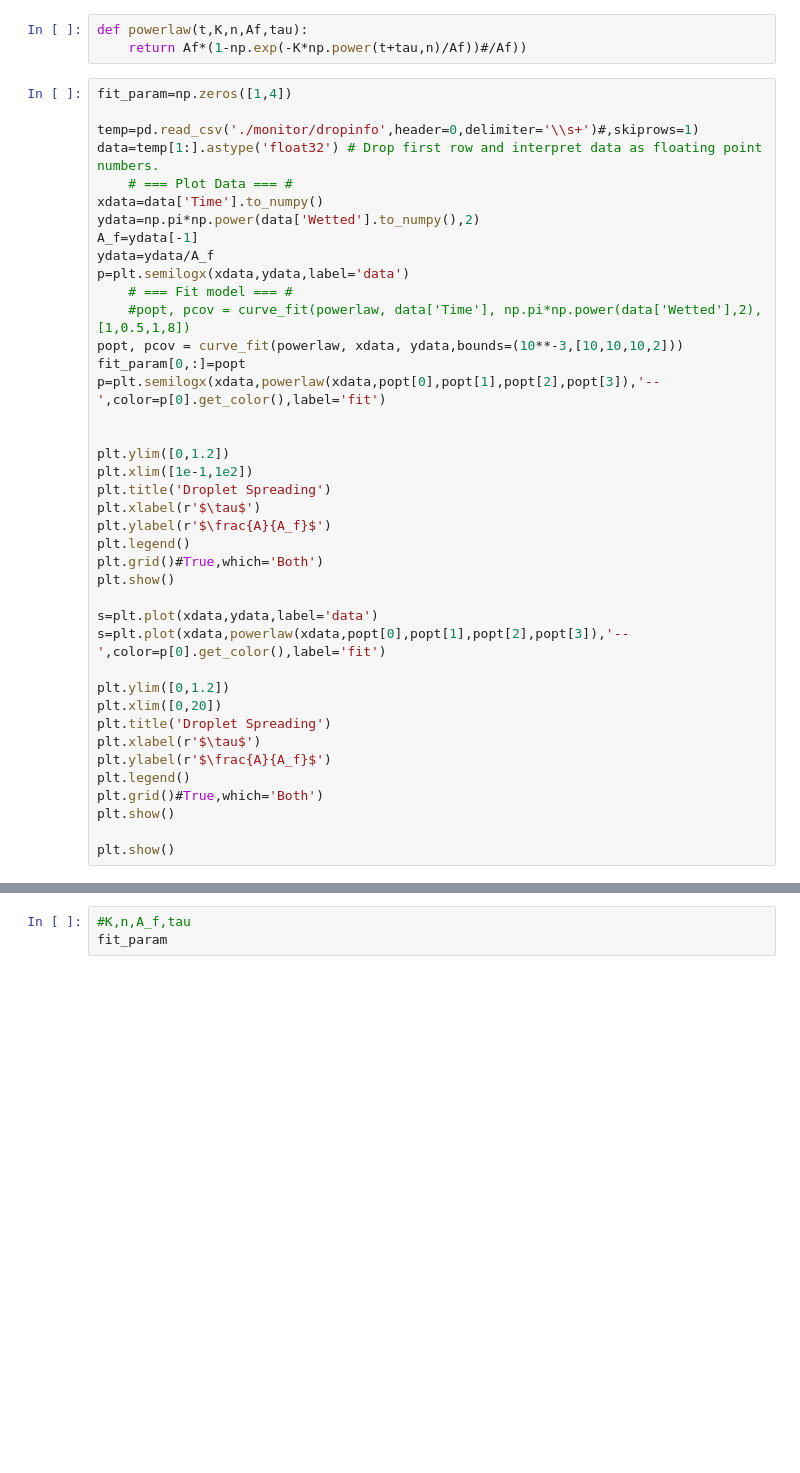
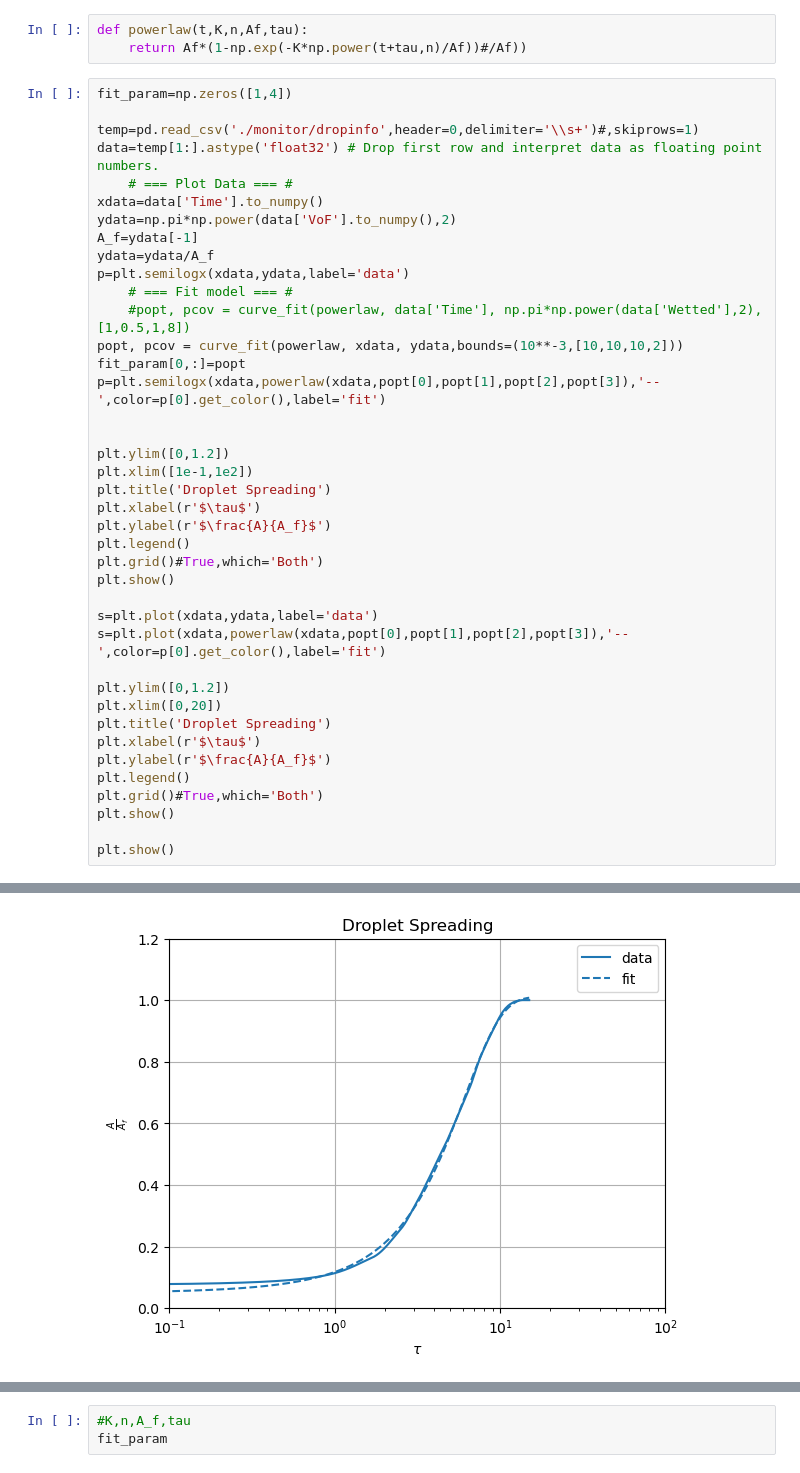
Before and after one commit to pmt58/Droplet_NGA2, a Jupyter notebook: data_analysis_current.ipynb, the cells around one changed output, grey strips where cells are left out. Drawn from its saved outputs; the diff is of its cells as text; blank space fills up the shorter version.

```diff
--- a/data_analysis_current.ipynb
+++ b/data_analysis_current.ipynb
@@ -16,7 +16,7 @@ temp=pd.read_csv('./monitor/dropinfo',header=0,delimiter='\\s+')#,skiprows=1)
 data=temp[1:].astype('float32') # Drop first row and interpret data as floating point numbers.
     # === Plot Data === #
 xdata=data['Time'].to_numpy()
-ydata=np.pi*np.power(data['Wetted'].to_numpy(),2)
+ydata=np.pi*np.power(data['VoF'].to_numpy(),2)
 A_f=ydata[-1]
 ydata=ydata/A_f
 p=plt.semilogx(xdata,ydata,label='data')
@@ -53,0 +53 @@ FileNotFoundError: [Errno 2] No such file or directory: './monitor/dropinfo'
+[figure, added]
```
Also changed, not shown: parts of 2 cells of this notebook, 2 other files.
